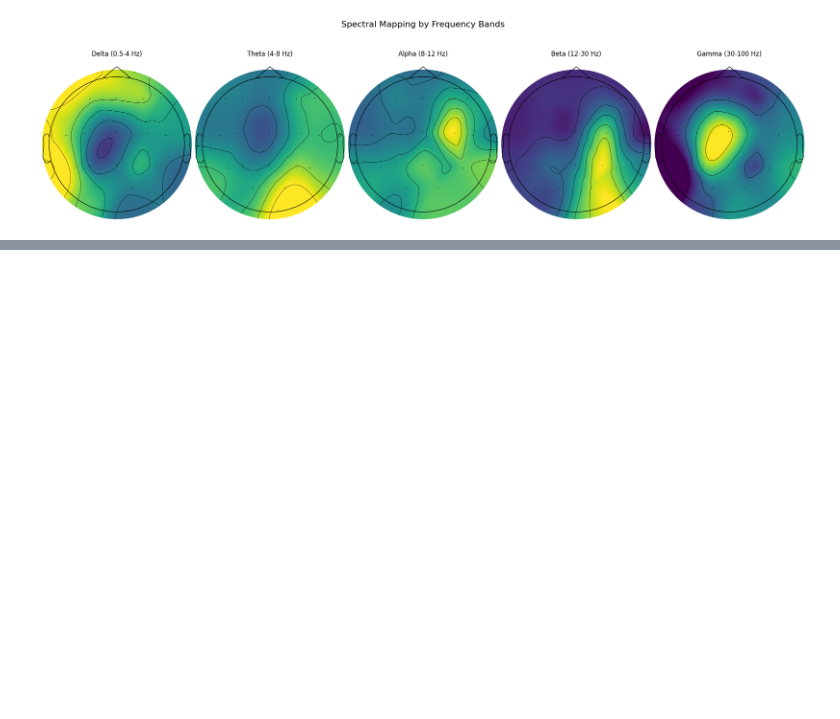
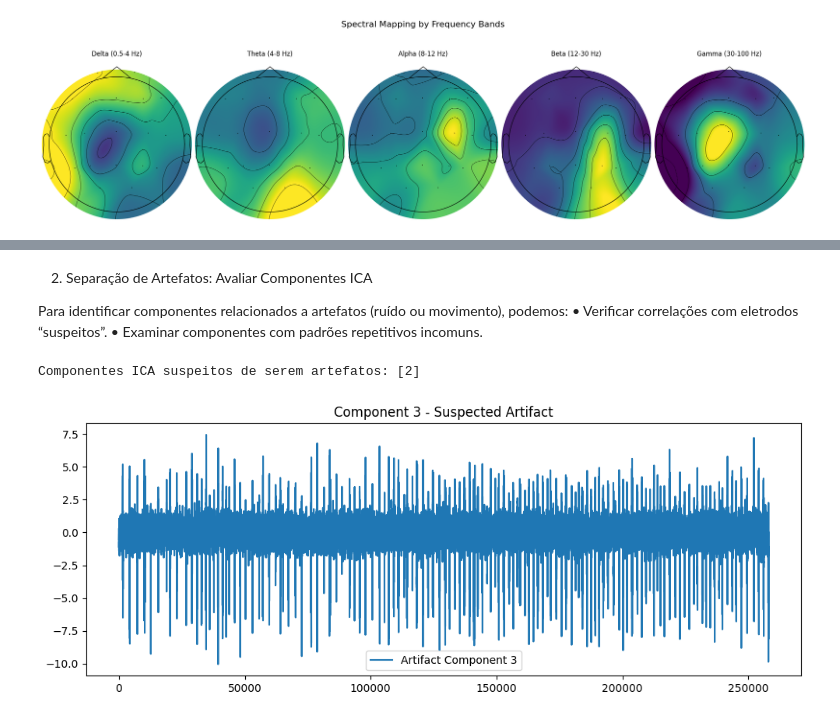
Before and after one commit to labneoc/generativediffusion, a Jupyter notebook: preprocessing.ipynb, the cells around one changed output, grey strips where cells are left out. Drawn from its saved outputs; the diff is of its cells as text; code cells hidden in the pictures; blank space fills up the shorter version.

```diff
--- a/preprocessing.ipynb
+++ b/preprocessing.ipynb
@@ -532,0 +691,37 @@ holo_hilbert_analysis_optimized(output_dir, selected_channels, sampling_freq)
+# %% [markdown]
+2. Separação de Artefatos: Avaliar Componentes ICA
+
+Para identificar componentes relacionados a artefatos (ruído ou movimento), podemos:
+	•	Verificar correlações com eletrodos “suspeitos”.
+	•	Examinar componentes com padrões repetitivos incomuns.
+# %%
+# Função para avaliar artefatos em componentes ICA
+def detect_artifacts(ica_components, threshold=0.8):
+    """
+    Identifica componentes suspeitos de serem artefatos com base em sua amplitude.
+
+    :param ica_components: Componentes independentes extraídos (ICA).
+    :param threshold: Amplitude máxima considerada aceitável para descartar artefatos.
+    :return: Lista de índices de componentes suspeitos.
+    """
+    artifacts = []
+    for i, comp in enumerate(ica_components):
+        if np.max(np.abs(comp)) > threshold:
+            artifacts.append(i)
+    return artifacts
+
+# Detectar componentes suspeitos
+artifact_components = detect_artifacts(ica_components, threshold=10)  # Ajuste do limiar
+print("Componentes ICA suspeitos de serem artefatos:", artifact_components)
+
+# Visualizar componentes suspeitos
+for idx in artifact_components:
+    plt.figure(figsize=(10, 4))
+    plt.plot(ica_components[idx], label=f'Artifact Component {idx+1}')
+    plt.title(f'Component {idx+1} - Suspected Artifact')
+    plt.legend()
+    plt.tight_layout()
+    plt.show()
+# %% [output]
+Componentes ICA suspeitos de serem artefatos: [2]
+[figure, added]
```
Also changed, not shown: parts of 16 cells of this notebook, 18 other files.
